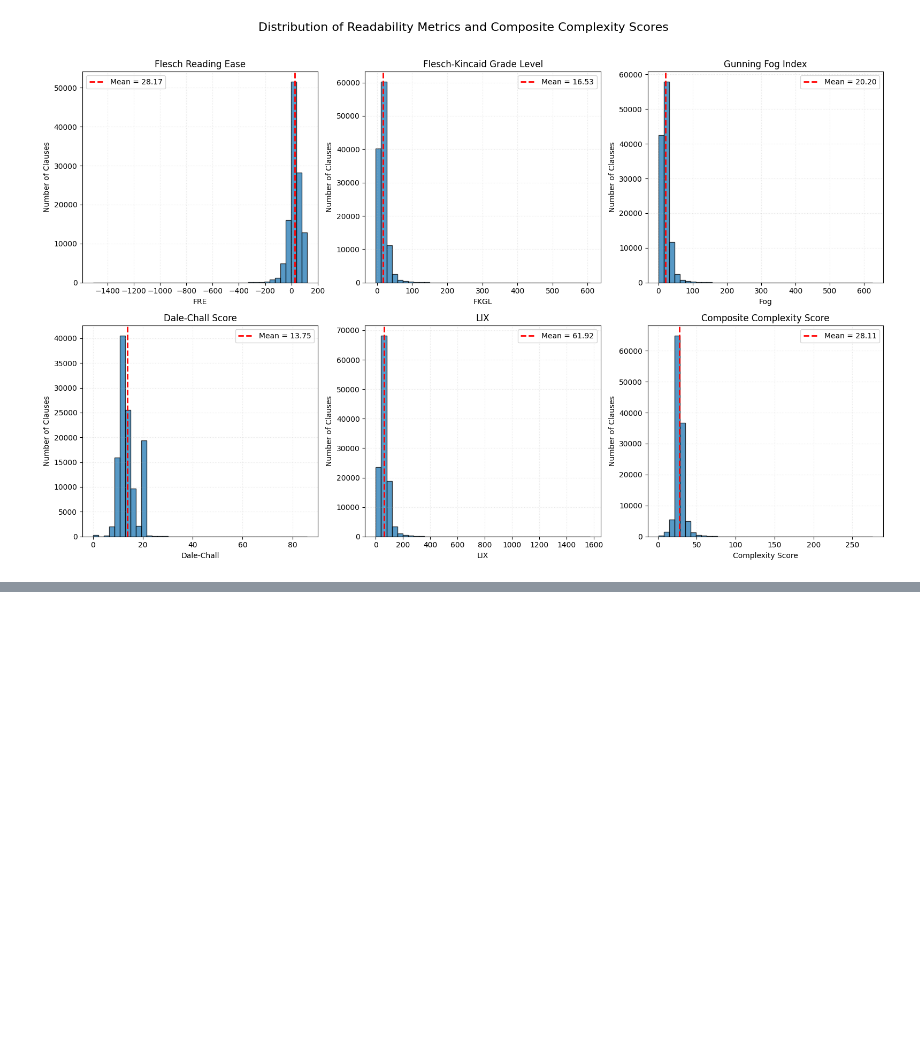
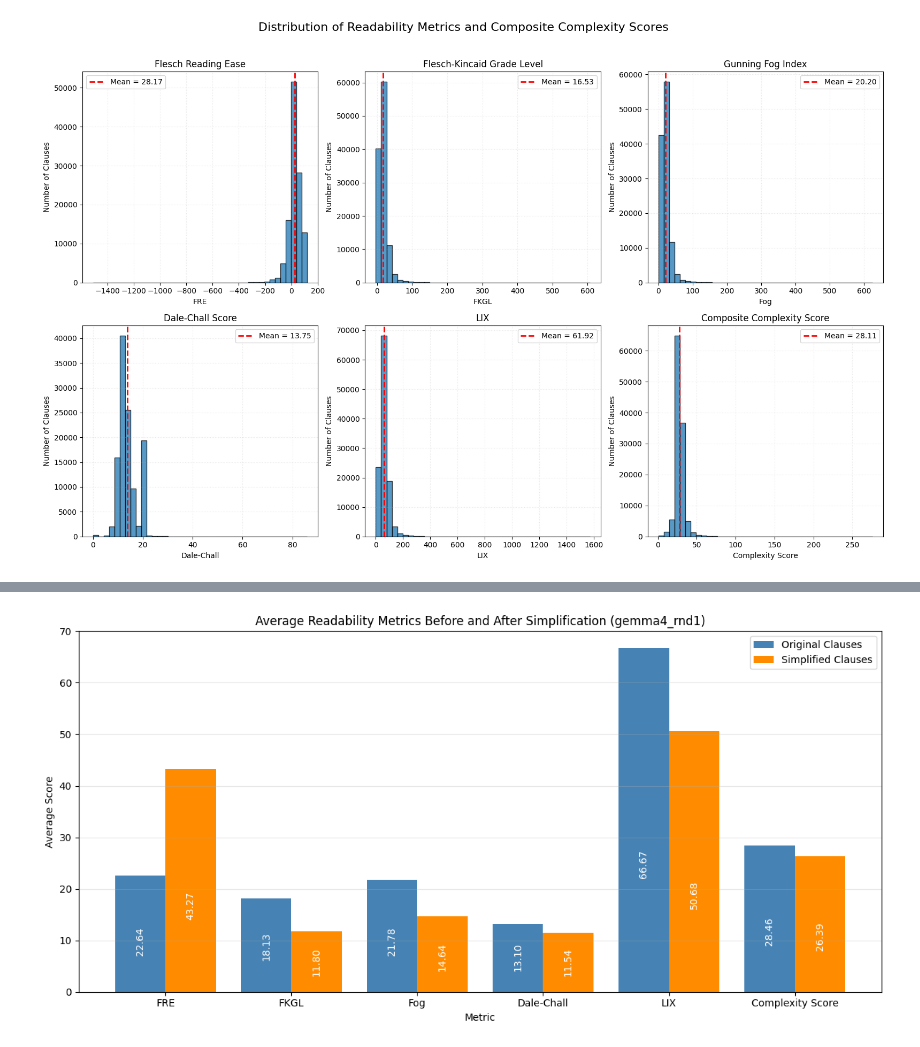
Before and after one commit to danilopsss/uol_capstone_project, a Jupyter notebook: capstone_artifact.ipynb, the cells around one changed output, grey strips where cells are left out. Drawn from its saved outputs; the diff is of its cells as text; code cells hidden in the pictures; blank space fills up the shorter version.

Commit message:
adding comparison charts

```diff
--- a/capstone_artifact.ipynb
+++ b/capstone_artifact.ipynb
@@ -706,0 +704,98 @@ shape: (500, 11)
+# %%
+import matplotlib.pyplot as plt
+import numpy
+
+for rnd in ["gemma4_rnd1", "gemma4_rnd2", "gemma4_rnd3"]:
+
+    cuad_eval = cuad_legal_evaluation.join(
+        evaluation[rnd],
+        left_on="hashsent",
+        right_on="hashsent_",
+        suffix="_right",
+    ).select([
+        polars.col("fre"),
+        polars.col("fkgl"),
+        polars.col("fog"),
+        polars.col("dale_chall"),
+        polars.col("lix"),
+        polars.col("complexity_score"),
+
+        polars.col("fre_right"),
+        polars.col("fkgl_right"),
+        polars.col("fog_right"),
+        polars.col("dale_chall_right"),
+        polars.col("lix_right"),
+        polars.col("complexity_score_right"),
+    ])
+
+    metrics = [
+        "FRE",
+        "FKGL",
+        "Fog",
+        "Dale-Chall",
+        "LIX",
+        "Complexity Score"
+    ]
+
+    before = [
+        cuad_eval["fre"].mean(),
+        cuad_eval["fkgl"].mean(),
+        cuad_eval["fog"].mean(),
+        cuad_eval["dale_chall"].mean(),
+        cuad_eval["lix"].mean(),
+        cuad_eval["complexity_score"].mean(),
+    ]
+
+    after = [
+        cuad_eval["fre_right"].mean(),
+        cuad_eval["fkgl_right"].mean(),
+        cuad_eval["fog_right"].mean(),
+        cuad_eval["dale_chall_right"].mean(),
+        cuad_eval["lix_right"].mean(),
+        cuad_eval["complexity_score_right"].mean(),
+    ]
+
+    x = numpy.arange(len(metrics))
+    width = 0.4
+
+    plt.figure(figsize=(12, 6))
+    bars_before = plt.bar(x - width / 2, before, width, label="Original Clauses", color="steelblue")
+
+    bars_after = plt.bar(
+        x + width / 2,
+        after,
+        width,
+        label="Simplified Clauses",
+        color="darkorange"
+    )
+
+    # Value labels
+    for bar in list(bars_before) + list(bars_after):
+        plt.text(
+            bar.get_x() + bar.get_width() / 2,
+            bar.get_height() // 3,
+            f"{bar.get_height():.2f}",
+            ha="center",
+            va="bottom",
+            fontsize=10,
+            rotation=90,
+            color="white"
+        )
+
+    plt.xticks(x, metrics)
+    plt.title(f"Average Readability Metrics Before and After Simplification ({rnd})")
+
+    plt.xlabel("Metric")
+    plt.ylabel("Average Score")
+
+    plt.legend()
+
+    plt.grid(
+        axis="y",
+        alpha=0.3
+    )
+
+    plt.tight_layout()
+    plt.show()
+# %% [output]
+[figure, added]
```
Also changed, not shown: parts of 6 cells of this notebook.
